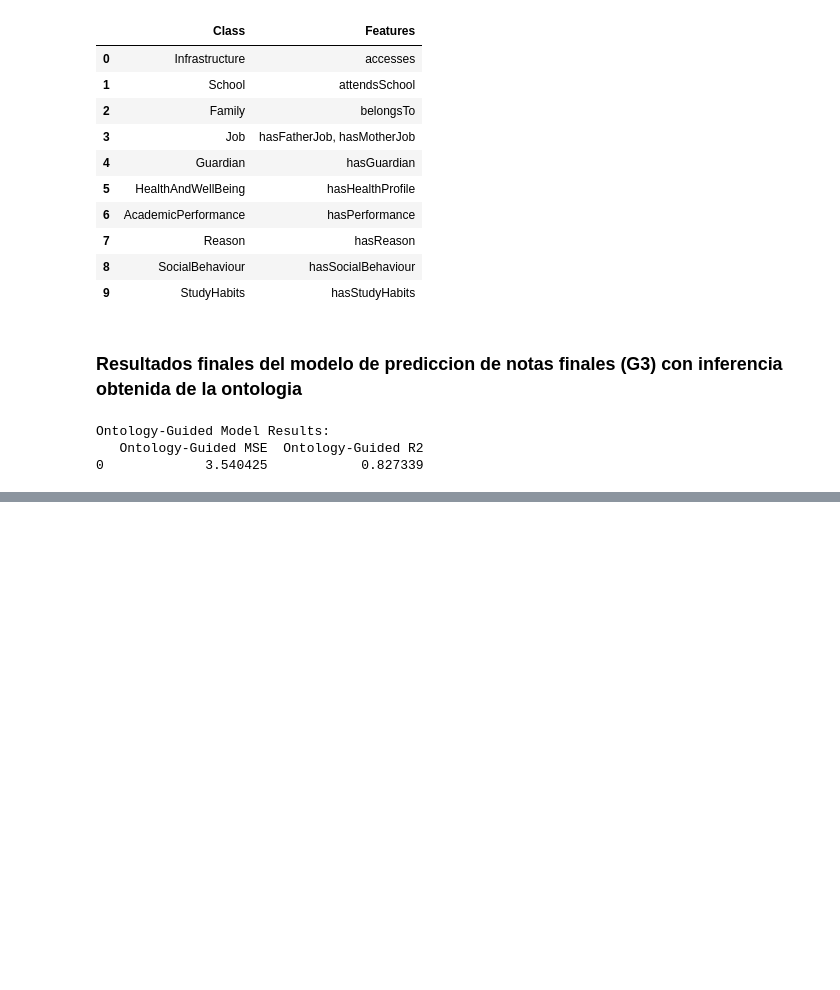
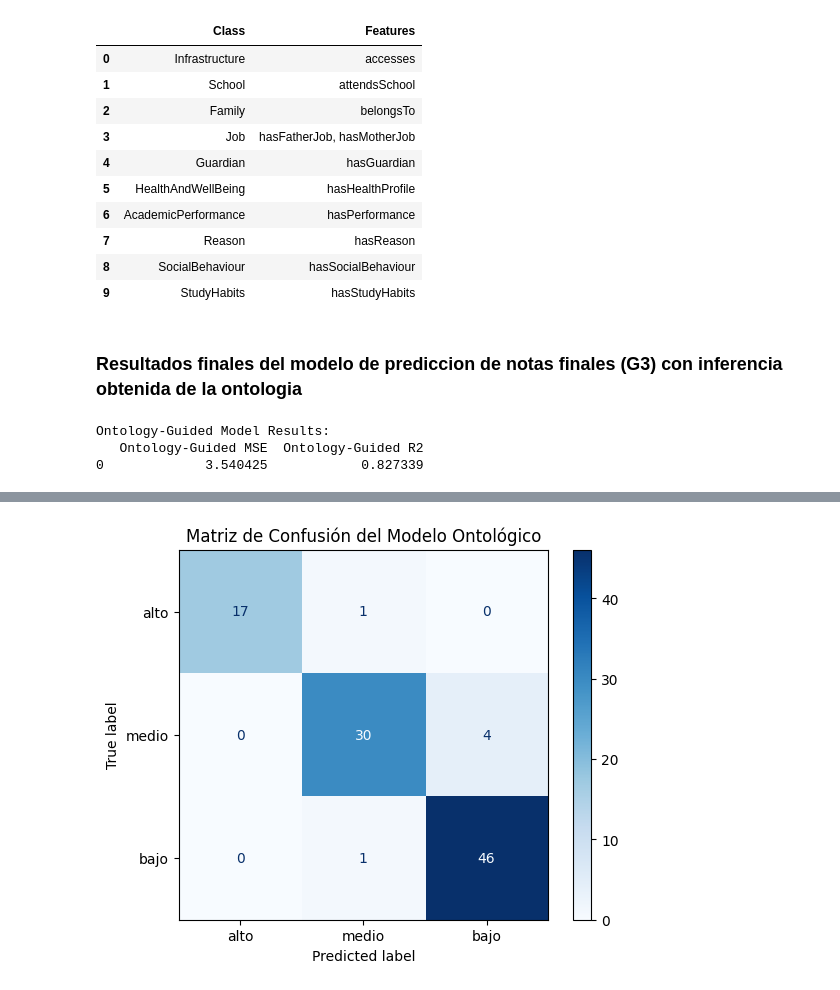
Before and after one commit to daniat707/Ontology-Feature-Engineering, a Jupyter notebook: PROT1.ipynb, the cells around one changed output, grey strips where cells are left out. Saved outputs shown, nothing was run; the diff lists cells and outputs as text; code cells hidden in the pictures; blank space fills up the shorter version.

```diff
--- a/PROT1.ipynb
+++ b/PROT1.ipynb
@@ -403,0 +568,95 @@ Ontology-Guided Model Results:
+# %%
+# Paso 1: Librerías
+import pandas as pd
+import rdflib
+from owlready2 import get_ontology, sync_reasoner_pellet
+from sklearn.ensemble import RandomForestClassifier
+from sklearn.model_selection import train_test_split
+from sklearn.metrics import classification_report
+from sklearn.feature_selection import SelectFromModel
+
+# Paso 2: Paths
+csv_path = "/Users/danielagomez/Desktop/NOBORRARDANIELA2/9thSemester/TESIS/ENTREGABLES/ENTREGABLE2/AVANCE2_PRUEBAS/student-mat.csv"
+ttl_path = "/Users/danielagomez/Desktop/NOBORRARDANIELA2/9thSemester/TESIS/ENTREGABLES/ENTREGABLE2/AVANCE2_PRUEBAS/student_ontology2.ttl"
+owl_path = ttl_path.replace(".ttl", ".owl")
+
+# Paso 3: Convertir TTL a OWL para Owlready2
+g = rdflib.Graph()
+g.parse(ttl_path, format="turtle")
+g.serialize(destination=owl_path, format="xml")
+print(f"✔️ Ontología convertida a OWL: {owl_path}")
+
+# Paso 4: Cargar ontología
+onto = get_ontology(f"file://{owl_path}").load()
+with onto:
+    sync_reasoner_pellet(infer_property_values=True, infer_data_property_values=True)
+
+# Paso 5: Cargar y preparar dataset
+df = pd.read_csv(csv_path, sep=";")
+df.columns = df.columns.str.strip()
+
+# Paso 6: Variable objetivo (clasificación por rendimiento)
+def categorize_g3(score):
+    if score <= 10:
+        return 'bajo'
+    elif score <= 14:
+        return 'medio'
+    else:
+        return 'alto'
+
+df["Desempeño"] = df["G3"].apply(categorize_g3)
+
+# Paso 7: Mapeo semántico (agrupación por propiedades OWL)
+semantic_mapping = {
+    "hasPerformance": ['G1', 'G2', 'failures'],
+    "hasStudyHabits": ['studytime', 'schoolsup', 'famsup', 'paid'],
+    "hasHealthProfile": ['health', 'absences', 'Dalc', 'Walc'],
+    "hasSocialBehaviour": ['goout', 'romantic', 'freetime', 'famrel'],
+    "accesses": ['internet', 'traveltime'],
+    "belongsTo": ['famsize', 'Pstatus'],
+    "hasGuardian": ['guardian', 'Mjob', 'Fjob', 'Medu', 'Fedu'],
+    "attendsSchool": ['school'],
+    "hasReason": ['reason'],
+    "Demographics": ['age', 'sex', 'address']
+}
+
+# Paso 8: Selección de propiedades semánticas
+selected_groups = ["hasPerformance", "hasStudyHabits", "hasHealthProfile", "hasSocialBehaviour"]
+selected_columns = sorted(set([col for group in selected_groups for col in semantic_mapping[group]]))
+
+# Paso 9: Preprocesamiento (dummies + target)
+df_semantic = df[columns_for_model + ['Desempeño']]
+df_encoded = pd.get_dummies(df_semantic.drop(columns='Desempeño'), drop_first=True)
+X = df_encoded
+y = df['Desempeño']
+
+
+# Paso 10: División y selección de variables (0.25 test y 0.75 train por default)
+X_train, X_test, y_train, y_test = train_test_split(X, y, stratify=y, random_state=42)
+selector = SelectFromModel(RandomForestClassifier(random_state=42))
+selector.fit(X_train, y_train)
+X_train_sel = selector.transform(X_train)
+X_test_sel = selector.transform(X_test)
+
+# Paso 11: Clasificador
+clf = RandomForestClassifier(random_state=42)
+clf.fit(X_train_sel, y_train)
+y_pred = clf.predict(X_test_sel)
+
+# Paso 12: Evaluación
+report = classification_report(y_test, y_pred, output_dict=True)
+report_df = pd.DataFrame(report).transpose()
+print("\n Reporte de clasificación ontológica:\n")
+print(report_df.round(3))
+
+#  ------- Visualizar resultados a traves de matriz de confusion -------
+# Matriz de confusión con etiquetas ordenadas
+cm = confusion_matrix(y_test, y_pred, labels=['alto', 'medio', 'bajo'])
+disp = ConfusionMatrixDisplay(confusion_matrix=cm, display_labels=['alto', 'medio', 'bajo'])
+
+# Graficar
+plt.figure(figsize=(6, 6))
+disp.plot(cmap=plt.cm.Blues, values_format='d')
+plt.title("Matriz de Confusión del Modelo Ontológico")
+plt.show()
+# %% [output]
@@ -403,0 +678 @@ Ontology-Guided Model Results:
+[figure, added]
```
Also changed, not shown: parts of 17 cells of this notebook.
